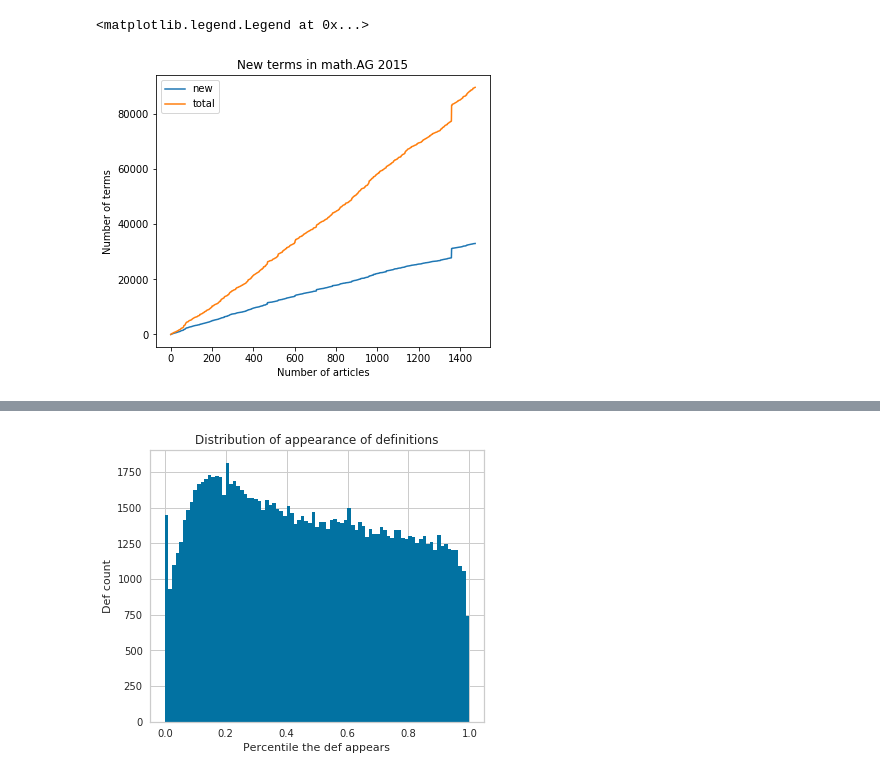
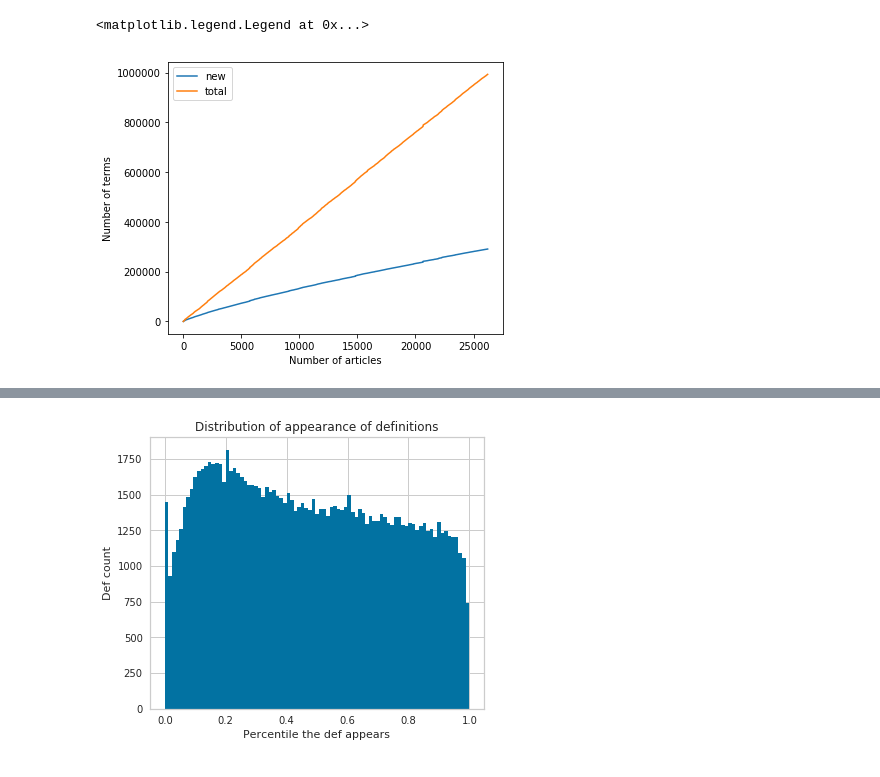
Before and after one commit to lab156/arxivDownload, a Jupyter notebook: Visualization of definitions.ipynb, the cells around one changed output, grey strips where cells are left out. Cells and saved outputs as stored; diff of their text form; code cells hidden in the pictures.

```diff
--- a/Visualization of definitions.ipynb
+++ b/Visualization of definitions.ipynb
@@ -10,12 +12,18 @@ import matplotlib.pyplot as plt
 # %%
-ag = etree.parse('data/mathAG_2015.xml').getroot()
+ag = etree.parse('/home/pi/hola_rm_me/1501_005.xml.gz').getroot()
 #dg = etree.parse('data/mathDG-2015.xml').getroot()
 # %%
 dfndum_set = set()
 new_dfndum_lst = [0]
 tot_dfndum_lst = [0]
-for art in ag.iter(tag='article'):
-    d_lst = [d.text for d in art.findall('.//dfndum')]
-    dfndum_set.update(d_lst)
-    new_dfndum_lst.append(len(dfndum_set))
-    tot_dfndum_lst.append(tot_dfndum_lst[-1] + len(d_lst))
+rep_ratio = []
+term_cnt = Counter()
+for xml_path in glob.glob('/home/pi/hola_rm_me/15*.xml.gz'):
+    ag = etree.parse(xml_path).getroot()
+    for art in ag.iter(tag='article'):
+        d_lst = [d.text for d in art.findall('.//dfndum')]
+        dfndum_set.update(d_lst)
+        term_cnt.update(d_lst)
+        new_dfndum_lst.append(len(dfndum_set))
+        tot_dfndum_lst.append(tot_dfndum_lst[-1] + len(d_lst))
+        rep_ratio.append(len(dfndum_set)/tot_dfndum_lst[-1])
@@ -26,11 +61,11 @@ print(tot_dfndum_lst[-1], new_dfndum_lst[-1])
 # %%
 plt.figure(figsize=(6,5))
 plt.plot(new_dfndum_lst, label='new')
 plt.plot(tot_dfndum_lst, label='total')
-plt.title('New terms in math.AG 2015')
+#plt.title('New terms in math.AG 2015')
 plt.ylabel('Number of terms')
 plt.xlabel('Number of articles')
 plt.legend()
 # %% [output]
 <matplotlib.legend.Legend at 0x...>
-[figure, old version]
+[figure, new version]
```
Also changed, not shown: parts of 6 cells of this notebook, 2 other files.
